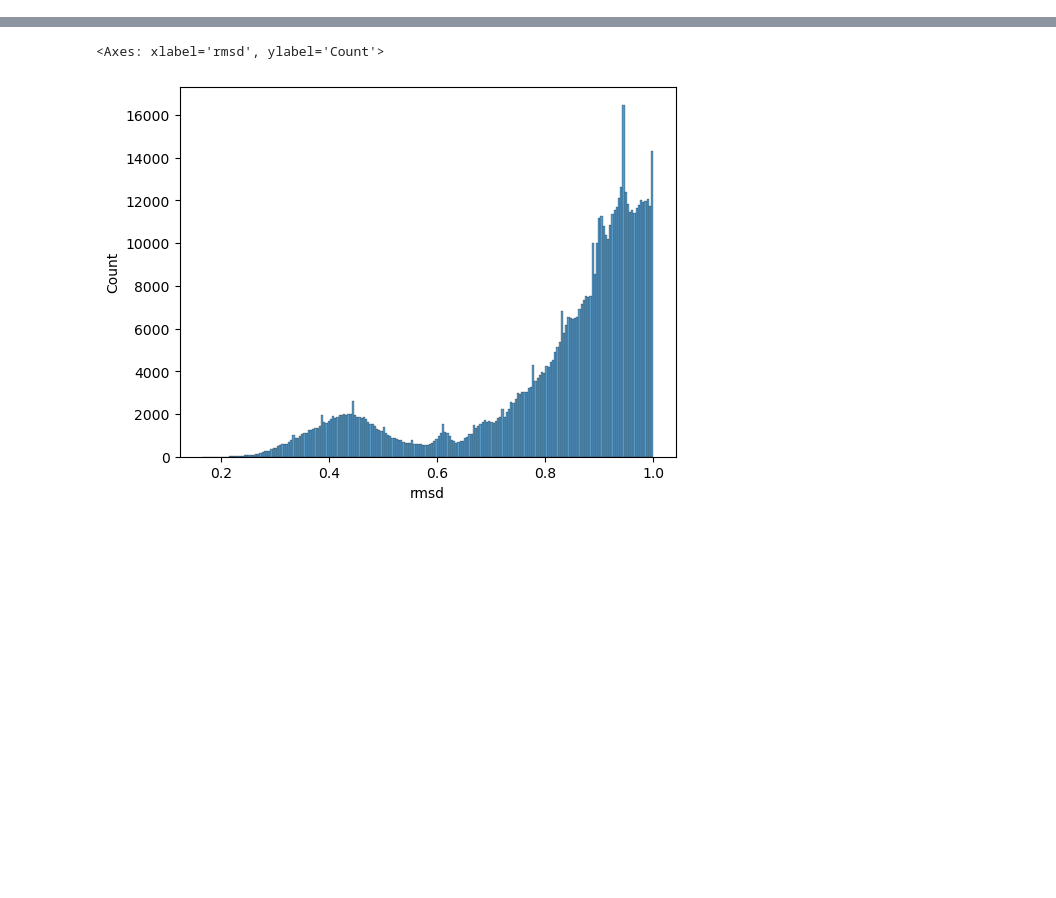
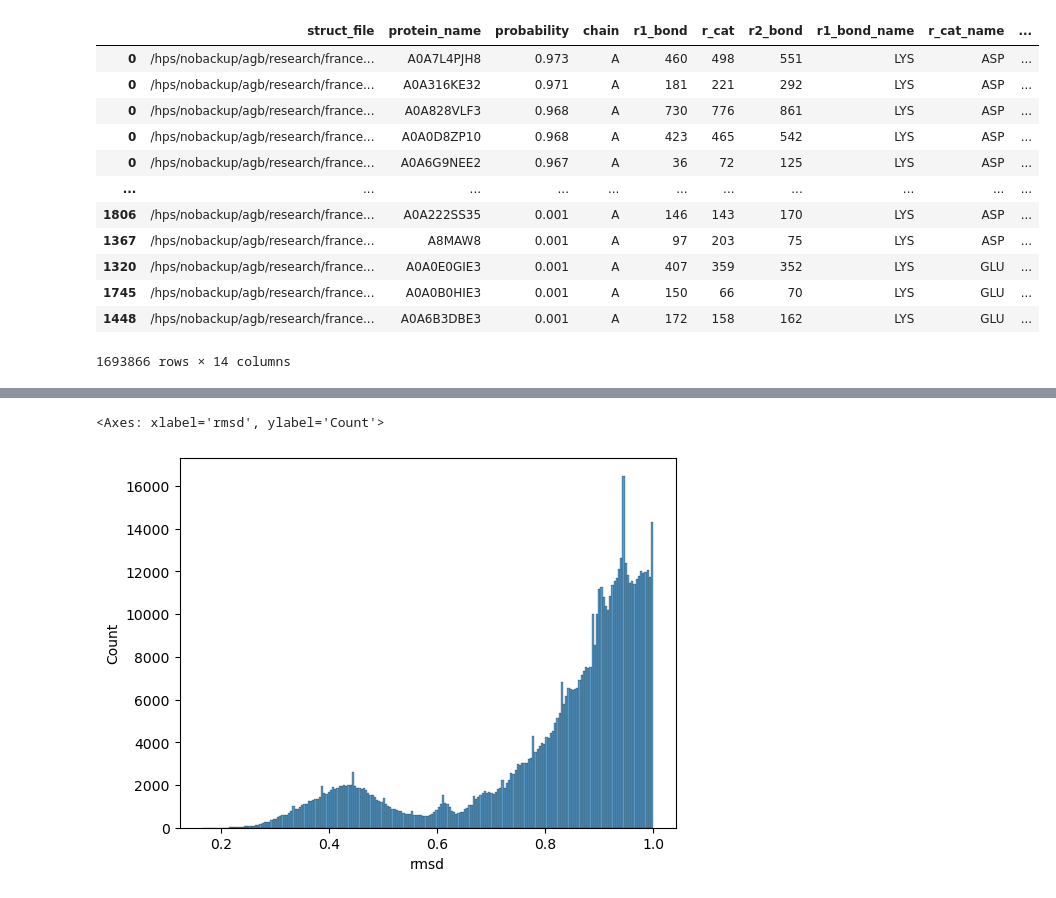
Before and after one commit to FranceCosta/isopeptide_bonds_global_survey, a Jupyter notebook: analysis/20241206_AFDBScan_isopeptor_v1/tests.ipynb, the cells around one changed output, grey strips where cells are left out. Saved outputs shown, nothing was run; the diff lists cells and outputs as text; code cells hidden in the pictures; blank space fills up the shorter version.

```diff
--- a/analysis/20241206_AFDBScan_isopeptor_v1/tests.ipynb
+++ b/analysis/20241206_AFDBScan_isopeptor_v1/tests.ipynb
@@ -9,0 +45,16 @@ import matplotlib as mpl
+# %%
+df_v7
+# %% [output]
+|  | struct_file | protein_name | probability | chain | r1_bond | r_cat | r2_bond | r1_bond_name | r_cat_name | ... |
+| 0 | /hps/nobackup/agb/research/france... | A0A7L4PJH8 | 0.973 | A | 460 | 498 | 551 | LYS | ASP | ... |
+| 0 | /hps/nobackup/agb/research/france... | A0A316KE32 | 0.971 | A | 181 | 221 | 292 | LYS | ASP | ... |
+| 0 | /hps/nobackup/agb/research/france... | A0A828VLF3 | 0.968 | A | 730 | 776 | 861 | LYS | ASP | ... |
+| 0 | /hps/nobackup/agb/research/france... | A0A0D8ZP10 | 0.968 | A | 423 | 465 | 542 | LYS | ASP | ... |
+| 0 | /hps/nobackup/agb/research/france... | A0A6G9NEE2 | 0.967 | A | 36 | 72 | 125 | LYS | ASP | ... |
+| ... | ... | ... | ... | ... | ... | ... | ... | ... | ... | ... |
+| 1806 | /hps/nobackup/agb/research/france... | A0A222SS35 | 0.001 | A | 146 | 143 | 170 | LYS | ASP | ... |
+| 1367 | /hps/nobackup/agb/research/france... | A8MAW8 | 0.001 | A | 97 | 203 | 75 | LYS | ASP | ... |
+| 1320 | /hps/nobackup/agb/research/france... | A0A0E0GIE3 | 0.001 | A | 407 | 359 | 352 | LYS | GLU | ... |
+| 1745 | /hps/nobackup/agb/research/france... | A0A0B0HIE3 | 0.001 | A | 150 | 66 | 70 | LYS | GLU | ... |
+| 1448 | /hps/nobackup/agb/research/france... | A0A6B3DBE3 | 0.001 | A | 172 | 158 | 162 | LYS | GLU | ... |
+1693866 rows × 14 columns
```
Also changed, not shown: parts of 6 cells of this notebook, 17 other files.
